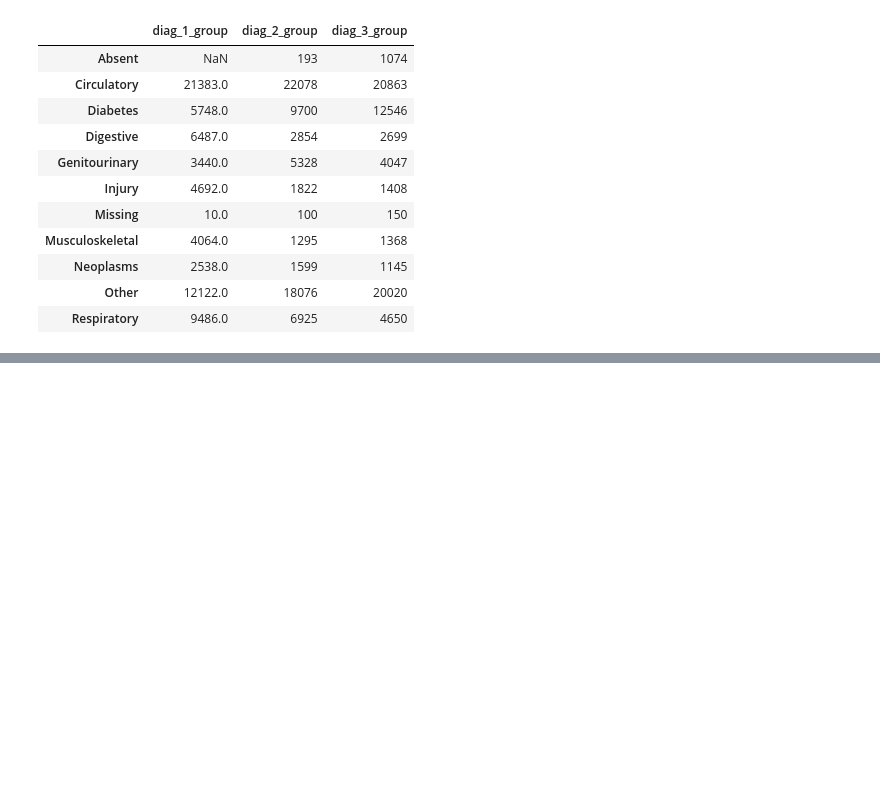
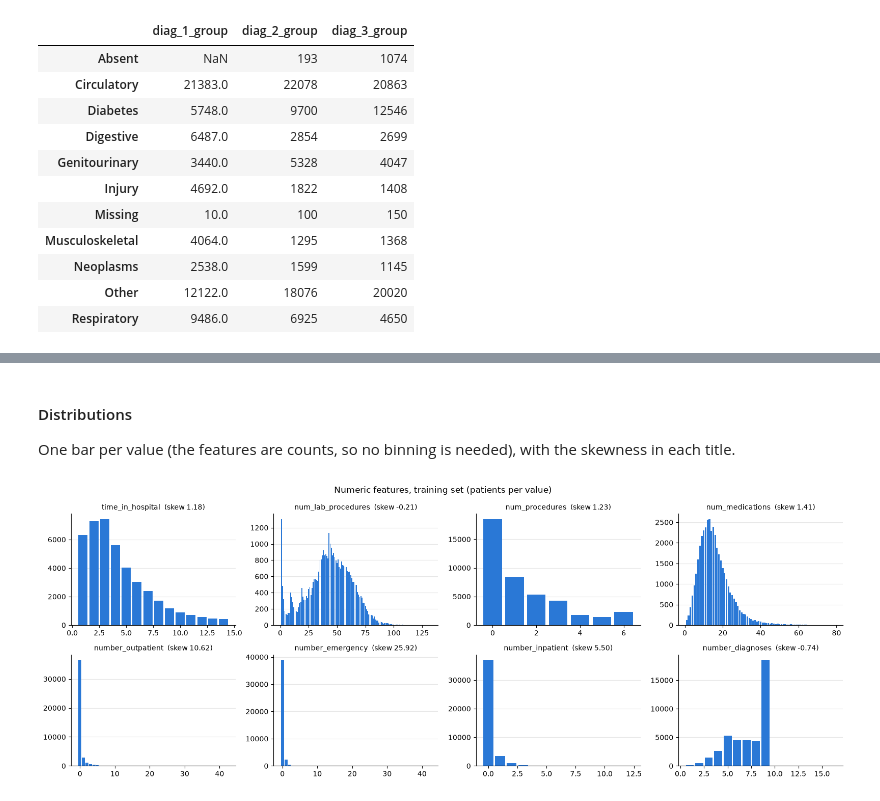
Before and after one commit to gigifumagalli/diabetes-readmission, a Jupyter notebook: notebooks/01_scoping_eda.ipynb, the cells around one changed output, grey strips where cells are left out. Drawn from its saved outputs; the diff is of its cells as text; code cells hidden in the pictures; blank space fills up the shorter version.

Commit message:
EDA: split, column roles, numeric features (AUC, skewness, distributions)

```diff
--- a/notebooks/01_scoping_eda.ipynb
+++ b/notebooks/01_scoping_eda.ipynb
@@ -428,0 +443,9 @@ df[[f"{col}_group" for col in DIAG_COLS]].apply(pd.Series.value_counts)
+# %%
+# 80% full train / 20% test, then the full train into 60% train / 20% validation (0.25 × 0.8 = 0.2)
+df_full_train, df_test = train_test_split(df, test_size=0.2, stratify=df["target"], random_state=1)
+df_train, df_val = train_test_split(
+    df_full_train, test_size=0.25, stratify=df_full_train["target"], random_state=1
+)
+
+for name, part in [("train", df_train), ("val", df_val), ("test", df_test)]:
+    print(f"{name}: {len(part)} rows, positive rate {part['target'].mean():.2%}")
@@ -428,0 +462,15 @@ df[[f"{col}_group" for col in DIAG_COLS]].apply(pd.Series.value_counts)
+# %%
+ID_COLS = ["encounter_id", "patient_nbr"]
+# Integer columns that are codes, not quantities (meaning in IDS_mapping.csv)
+CODE_COLS = ["admission_type_id", "discharge_disposition_id", "admission_source_id"]
+EXCLUDED = ID_COLS + DIAG_COLS + ["target"]
+
+NUMERIC_COLS = [c for c in df_train.select_dtypes("number").columns if c not in EXCLUDED + CODE_COLS]
+CATEGORICAL_COLS = [c for c in df_train.columns if c not in EXCLUDED + NUMERIC_COLS]
+
+# A column with one value cannot separate anything
+constant_cols = [c for c in CATEGORICAL_COLS if df_train[c].nunique() == 1]
+
+# Wrap long lists at 100 characters, indenting continuation lines
+for role, cols in [("numeric", NUMERIC_COLS), ("categorical", CATEGORICAL_COLS), ("constant in train", constant_cols)]:
+    print(textwrap.fill(f"{role} ({len(cols)}): {', '.join(cols)}", width=100, subsequent_indent="    "))
@@ -428,0 +523,22 @@ df[[f"{col}_group" for col in DIAG_COLS]].apply(pd.Series.value_counts)
+# %% [markdown]
+#### Distributions
+
+One bar per value (the features are counts, so no binning is needed), with the skewness in each title.
+# %%
+fig, axes = plt.subplots(2, 4, figsize=(16, 6))
+
+for ax, col in zip(axes.flat, NUMERIC_COLS):
+    values = df_train[col]
+    # Bin edges at half-integers, so each integer value gets its own bar
+    bins = np.arange(values.min(), values.max() + 2) - 0.5
+    ax.hist(values, bins=bins, color="#2a78d6", rwidth=0.85)
+    ax.set_title(f"{col}  (skew {values.skew():.2f})", fontsize=10)
+    ax.spines[["top", "right"]].set_visible(False)  # remove the box, keep the axes
+    ax.grid(axis="y", alpha=0.3)
+    ax.set_axisbelow(True)  # grid lines behind the bars
+
+fig.suptitle("Numeric features, training set (patients per value)", fontsize=12)
+fig.tight_layout()
+plt.show()
+# %% [output]
+[figure, added]
```
Also changed, not shown: parts of 9 cells of this notebook.
